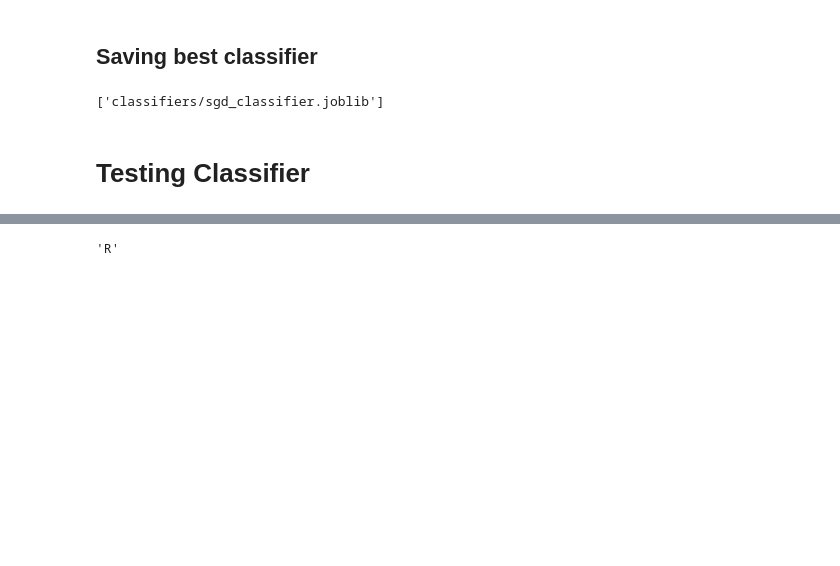
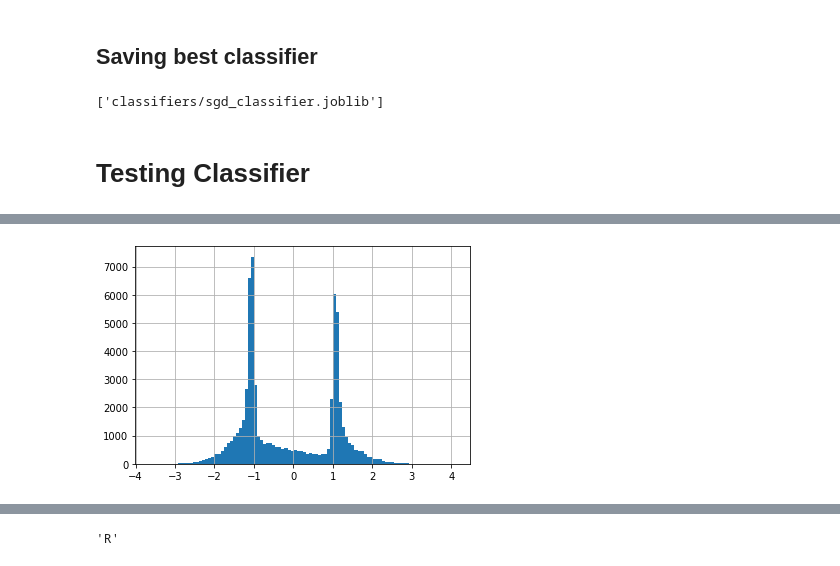
Before and after one commit to michaelpkuhn/mediabias, a Jupyter notebook: mlmodels/R_or_D.ipynb, the cells around one changed output, grey strips where cells are left out. Cells and saved outputs as stored; diff of their text form; code cells hidden in the pictures; blank space fills up the shorter version.

```diff
--- a/mlmodels/R_or_D.ipynb
+++ b/mlmodels/R_or_D.ipynb
@@ -322,0 +347,7 @@ test_df['decision'] = test_df['decision'].apply(abs_decision)
+# %%
+ax = test_df['decision'].hist(bins=100)  # s is an instance of Series
+fig = ax.get_figure()
+fig.savefig('histogram.svg')
+fig.savefig('histogram.png')
+# %% [output]
+[figure, added]
```
Also changed, not shown: parts of 23 cells of this notebook, 4 other files.
